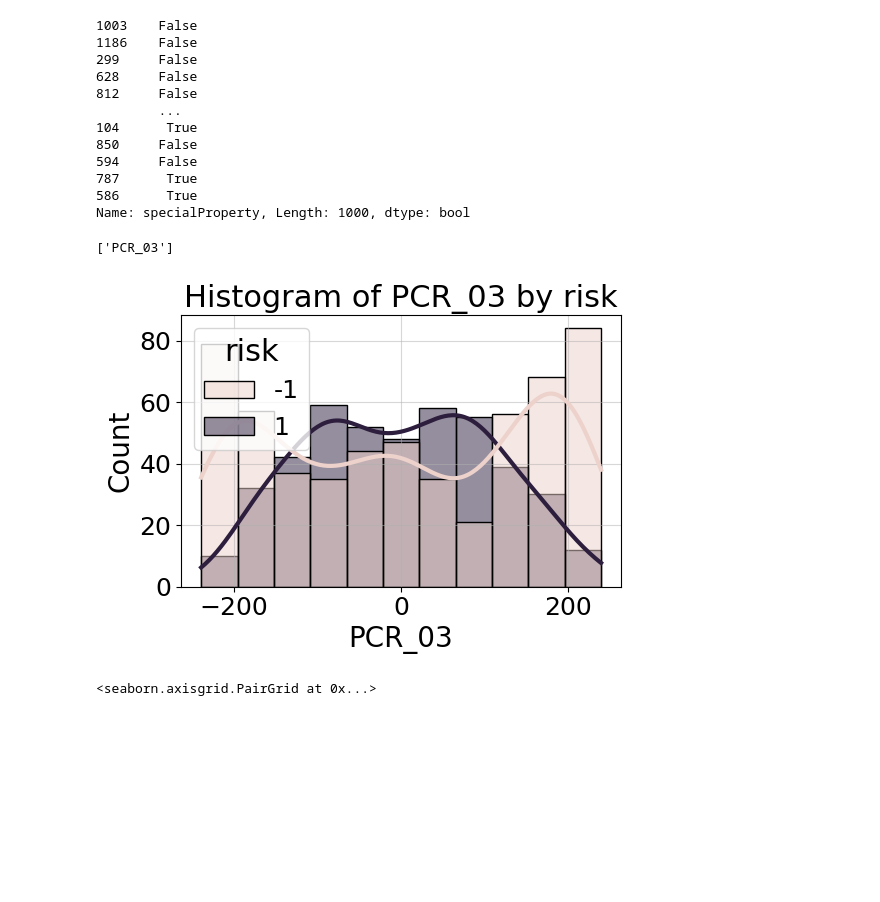
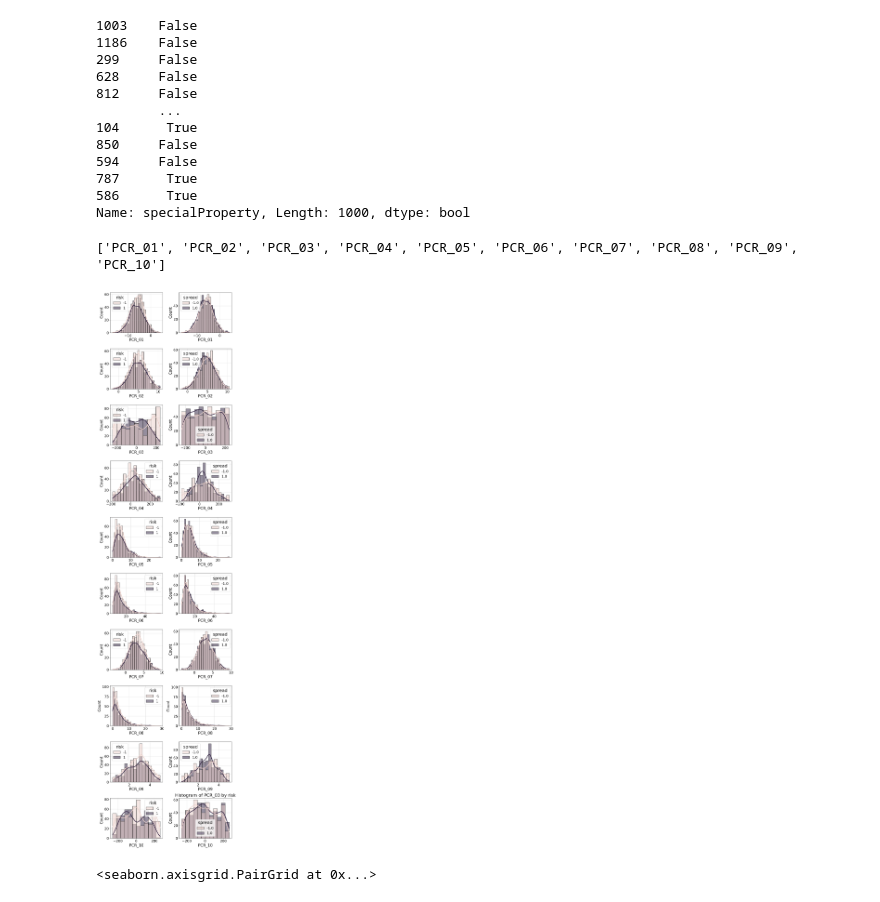
Before and after one commit to nirhersh/ML1, a Jupyter notebook: ML1.ipynb, the cells around one changed output. Drawn from its saved outputs; the diff is of its cells as text; code cells hidden in the pictures; blank space fills up the shorter version.

```diff
--- a/ML1.ipynb
+++ b/ML1.ipynb
@@ -205,28 +213,29 @@ print(train['specialProperty'])
 Name: specialProperty, Length: 1000, dtype: bool
 # %%
 # Univariate Analysis
-#COL_NAME = train.columns
+COL_NAME = train.columns
+COL_NAME = [col for col in COL_NAME if col.startswith('PCR')]
 #COL_NAME = ['num_of_siblings']
-COL_NAME = ['PCR_03']
+#COL_NAME = ['PCR_03']
 print(COL_NAME)
 COLS, ROWS = (2, len(COL_NAME))
 
 plt.figure(figsize=(5 * COLS, 4 * ROWS))
 for row in range(ROWS):
   column = COL_NAME[row]
 
-  for j, cls in enumerate(["risk"]):
+  for j, cls in enumerate(["risk", "spread"]):
     plt.subplot(ROWS,COLS, row * COLS + 1 + j)
 
     isContinuous = "float" in train[column].dtype.name
     sns.histplot(data=train, x=column, hue=cls, line_kws={"linewidth": 3},
                  kde=isContinuous, multiple="layer" if isContinuous else "dodge")
     plt.grid(alpha=0.5)
 plt.title('Histogram of PCR_03 by risk')
 plt.tight_layout()
 # %% [output]
-['PCR_03']
+['PCR_01', 'PCR_02', 'PCR_03', 'PCR_04', 'PCR_05', 'PCR_06', 'PCR_07', 'PCR_08', 'PCR_09', 'PCR_10']
-[figure, old version]
+[figure, new version]
 # %%
 #Q16
 train_special = train[train['specialProperty']]
```
Also changed, not shown: parts of 6 cells of this notebook, 1 other file.
